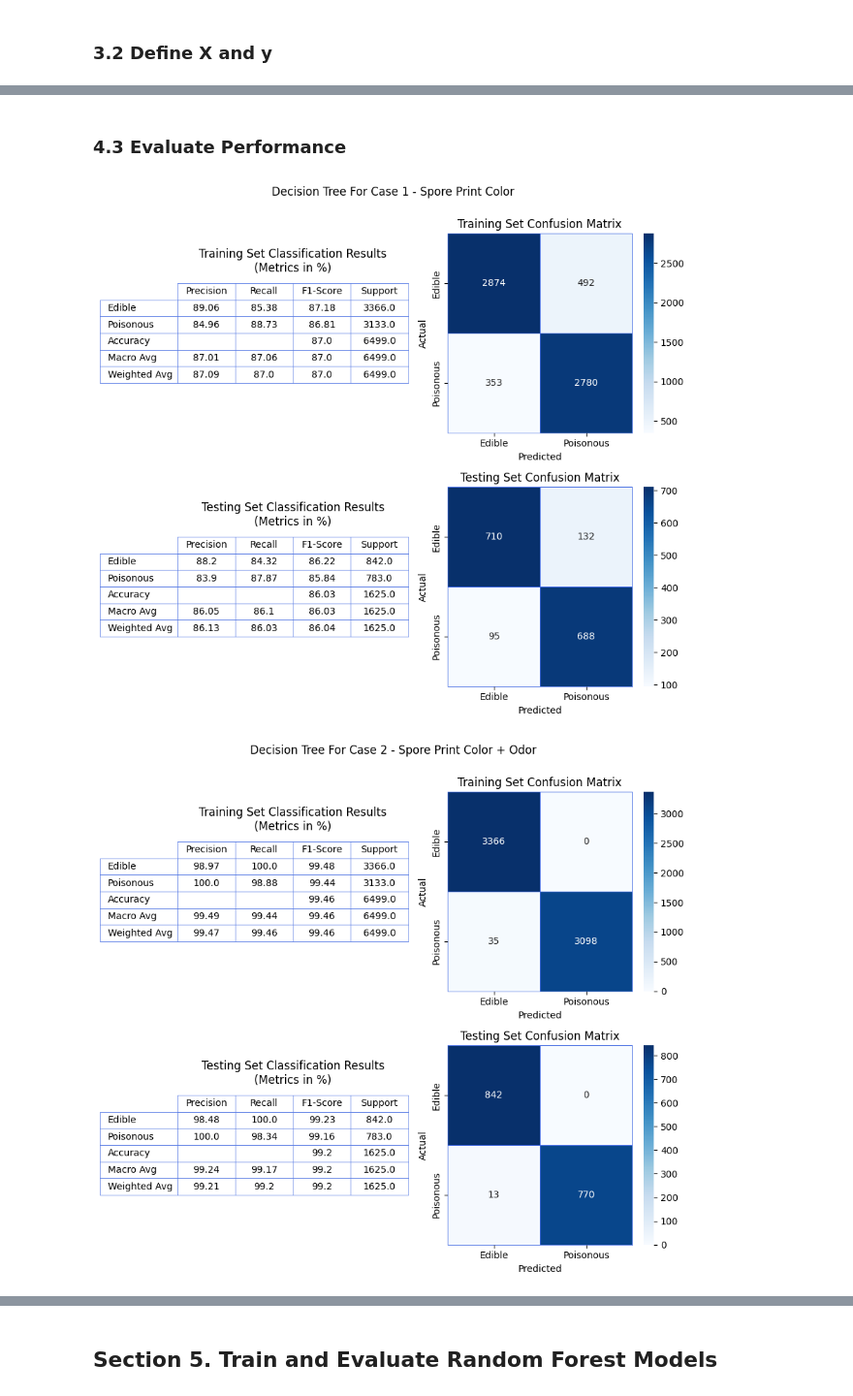
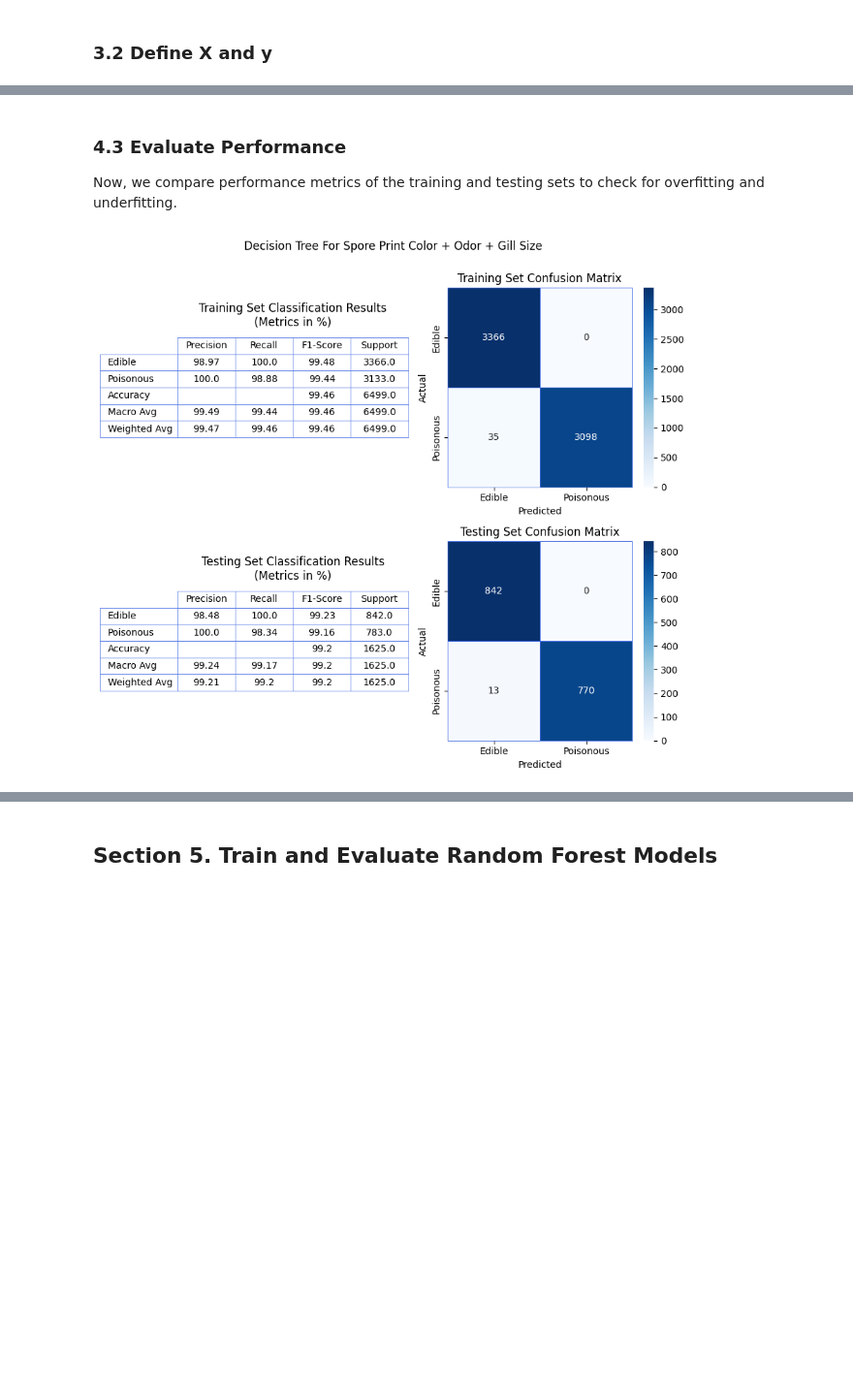
Before and after one commit to JfromNWMS/applied-ml-jordan, a Jupyter notebook: notebooks/Midterm/ml_midterm_joran.ipynb, the cells around one changed output, grey strips where cells are left out. Shown at 97% size. Cells and saved outputs as stored; diff of their text form; code cells hidden in the pictures; blank space fills up the shorter version.

```diff
--- a/notebooks/Midterm/ml_midterm_joran.ipynb
+++ b/notebooks/Midterm/ml_midterm_joran.ipynb
@@ -196,11 +195,9 @@ dfdfd
 # %% [markdown]
 ### 3.2 Define X and y
 # %%
-X1 = X.filter(regex="^spore-print-color_")
+X = X_encoded
 
-X2 = X.filter(regex="^spore-print-color_|odor_")
-
-X3 = X
+y = y_encoded
 # %% [markdown]
 Reflection 3:
 
@@ -232,50 +230,33 @@ for train_idx, test_idx in splitter.split(X3, y):
 # %%
-# CASE 1: Decision Tree using
-tree_model1 = DecisionTreeClassifier(random_state=123)
-tree_model1.fit(X1_train, y_train)
-
-# CASE 2: Decision Tree using
-tree_model2 = DecisionTreeClassifier(random_state=123)
-tree_model2.fit(X2_train, y_train)
-
-# CASE 3: Decision Tree using
-tree_model3 = DecisionTreeClassifier(random_state=123)
-tree_model3.fit(X3_train, y_train);
+tree_model = DecisionTreeClassifier(random_state=123)
+tree_model.fit(X_train, y_train);
 # %% [markdown]
 ### 4.3 Evaluate Performance
+
+Now, we compare performance metrics of the training and testing sets to check for overfitting and underfitting.
 # %%
-tree_dict: dict = {
-    "Spore Print Color": (tree_model1, (X1_train, X1_test)),
-    "Spore Print Color + Odor": (tree_model2, (X2_train, X2_test)),
-    "Spore Print Color + Odor + Gill Size": (tree_model3, (X3_train, X3_test))
-}
+fig, axes = plt.subplots(nrows= 2, ncols= 2, figsize=(9, 8))
 
-for case_num, (case, (model, test_train)) in enumerate(tree_dict.items()):
+for idx, (X_tt, y_tt) in enumerate(((X_train, y_train), (X_test, y_test))):
 
-    fig, axes = plt.subplots(nrows= 2, ncols= 2, figsize=(9, 8))
+    y_pred = tree_model.predict(X_tt)
+    title_tt: str = "Training" if idx == 0 else "Testing"
 
-    for idx, X_tt in enumerate(test_train):
+    classification_table(y_tt, y_pred, axes[idx,0], target_names=["Edible", "Poisonous"])
+    axes[idx,0].set_title(f"{title_tt} Set Classification Results\n(Metrics in %)", y=0.78)
 
-        y_pred = model.predict(X_tt)
-        y_tt=y_train if idx == 0 else y_test
-        title_tt: str = "Training" if idx==0 else "Testing"
+    cm_nn3 = confusion_matrix(y_tt, y_pred)
+    sns.heatmap(cm_nn3, annot=True, cmap="Blues", ax=axes[idx,1],
+                linewidths=.5, linecolor="royalblue", fmt="d")
+    axes[idx,1].patch.set_edgecolor("royalblue")
+    axes[idx,1].patch.set_linewidth(0.5)
+    axes[idx,1].set(xlabel="Predicted", ylabel="Actual", title=f"{title_tt} Set Confusion Matrix")
+    axes[idx,1].set_xticklabels(["Edible", "Poisonous"])
+    axes[idx,1].set_yticklabels(["Edible", "Poisonous"])
 
-        classification_table(y_tt, y_pred, axes[idx,0], target_names=["Edible", "Poisonous"])
-        axes[idx,0].set_title(f"{title_tt} Set Classification Results\n(Metrics in %)", y=0.78)
-
-        cm_nn3 = confusion_matrix(y_tt, y_pred)
-        sns.heatmap(cm_nn3, annot=True, cmap="Blues", ax=axes[idx,1],
-                    linewidths=.5, linecolor="royalblue", fmt="d")
-        axes[idx,1].patch.set_edgecolor("royalblue")
-        axes[idx,1].patch.set_linewidth(0.5)
-        axes[idx,1].set(xlabel="Predicted", ylabel="Actual", title=f"{title_tt} Set Confusion Matrix")
-        axes[idx,1].set_xticklabels(["Edible", "Poisonous"])
-        axes[idx,1].set_yticklabels(["Edible", "Poisonous"])
-
-    fig.suptitle(f"Decision Tree For Case {case_num+1} - {case}", y=1)
-    plt.tight_layout()
-    plt.show()
-    fig.savefig("nn_classification_age_familysize.png", bbox_inches="tight")
+fig.suptitle("Decision Tree For Spore Print Color + Odor + Gill Size", y=1)
+plt.tight_layout()
+plt.show()
+fig.savefig("tree_classification.png")
 # %% [output]
-[figure, old version]
+[figure, new version]
-[figure, removed]
```
Also changed, not shown: parts of 17 cells of this notebook, 4 other files.
